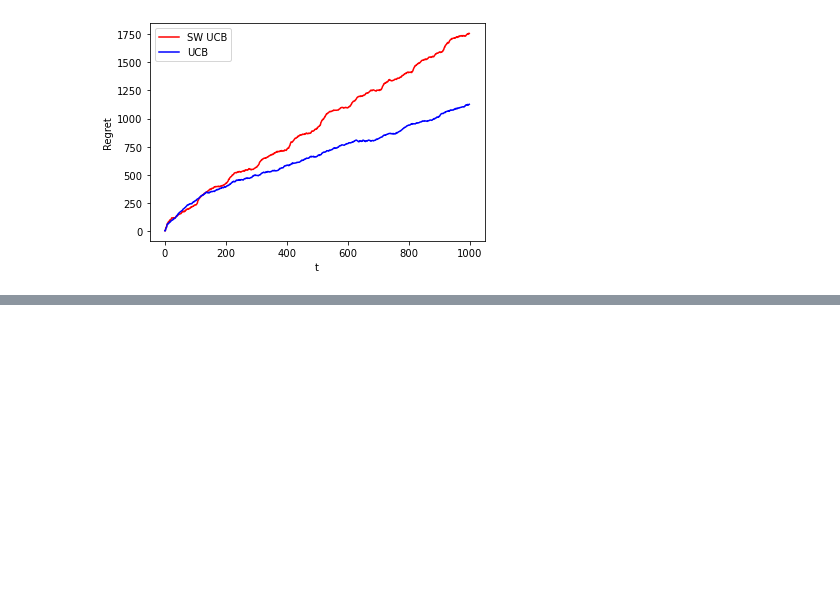
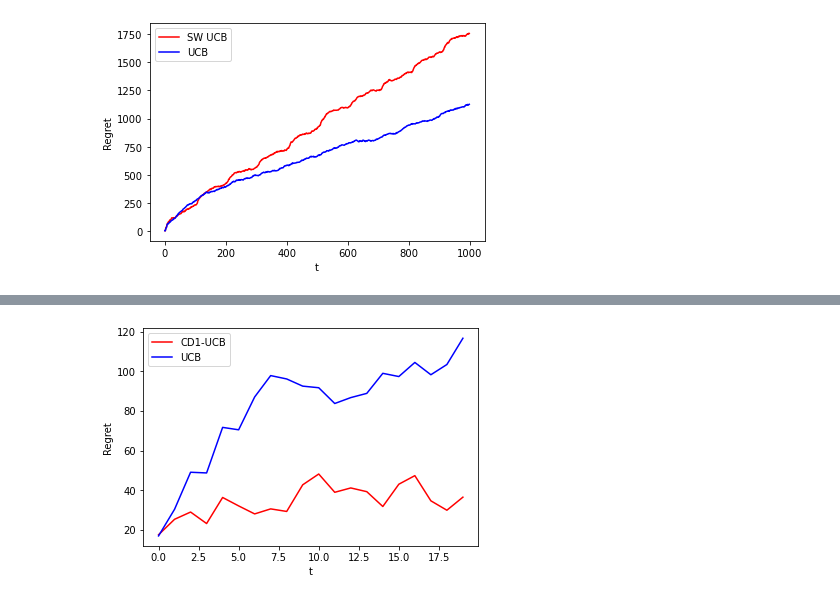
Before and after one commit to GiuliaMontani/Online-learning-application, a Jupyter notebook: Ola_project/Step6.ipynb, the cells around one changed output, grey strips where cells are left out. Cells and saved outputs as stored; diff of their text form; code cells hidden in the pictures; blank space fills up the shorter version.

```diff
--- a/Ola_project/Step6.ipynb
+++ b/Ola_project/Step6.ipynb
@@ -405,0 +572,10 @@ plt.show()
+# %%
+plt.figure(0)
+plt.xlabel("t")
+plt.ylabel("Regret")
+plt.plot(np.cumsum(np.mean(opt - cd_ucb_rewards_per_experiment, axis=0)), 'r')
+plt.plot(np.cumsum(np.mean(opt - ucb_rewards_per_experiment, axis=0)), 'b')
+plt.legend(["CD1-UCB","UCB"])
+plt.show()
+# %% [output]
+[figure, added]
```
Also changed, not shown: parts of 20 cells of this notebook, 3 other files.
